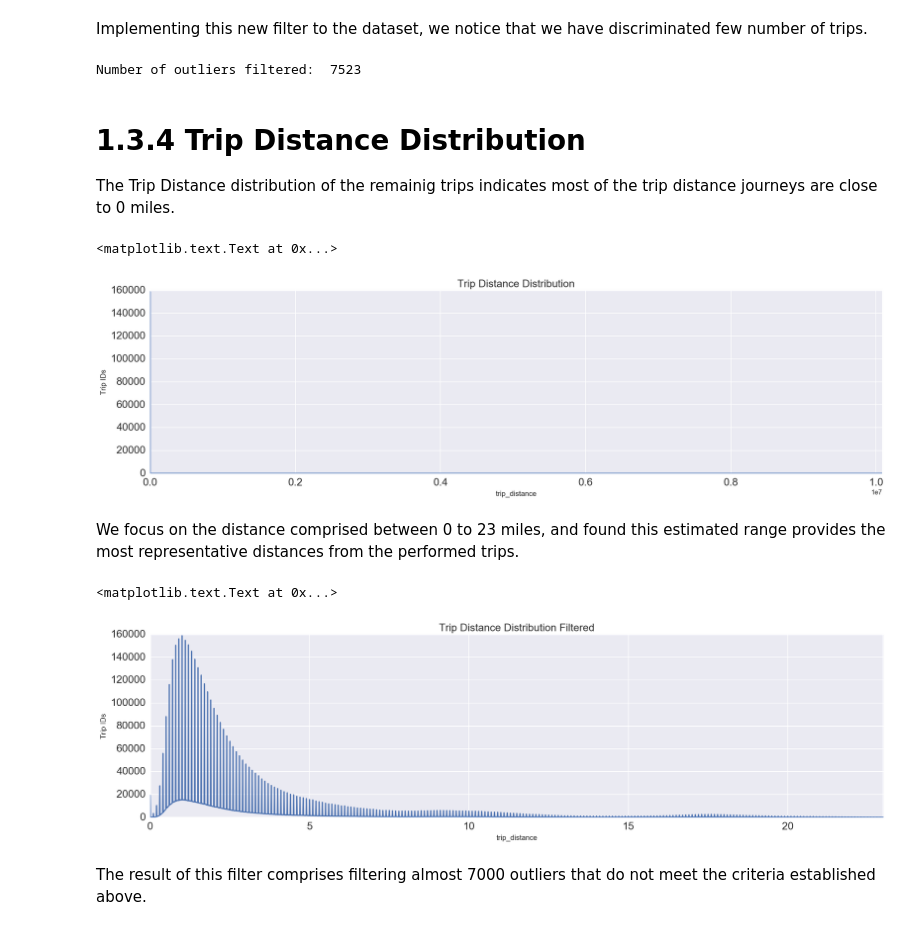
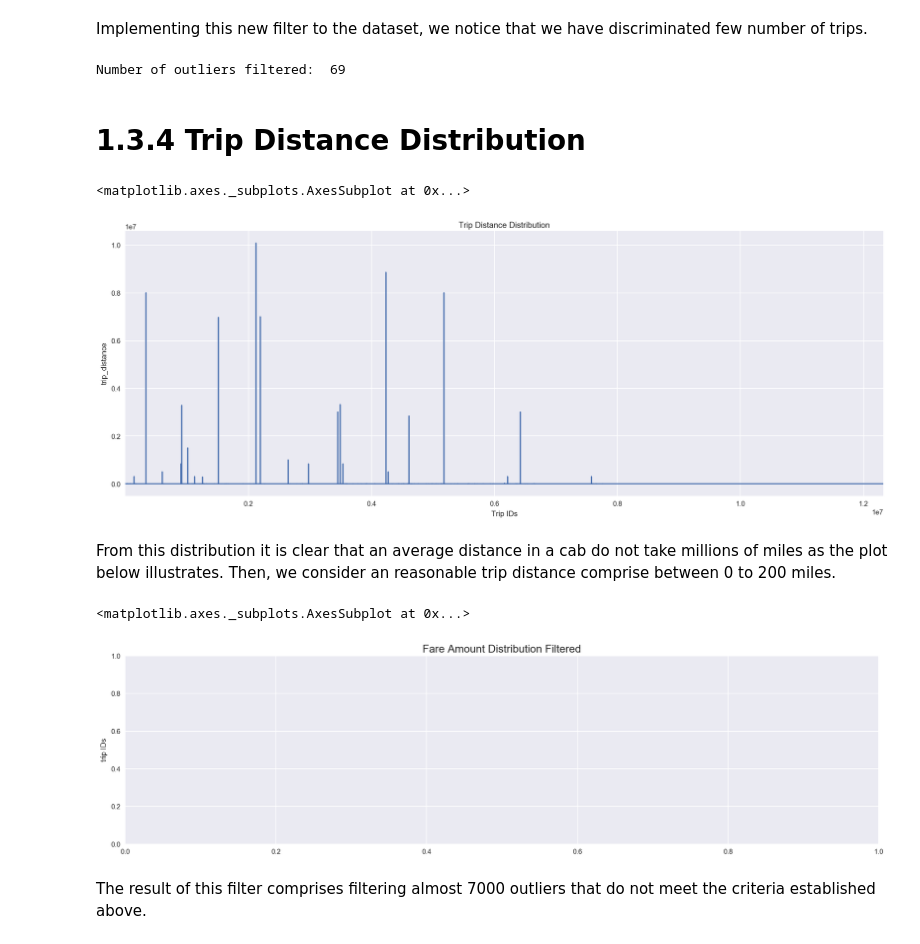
Before and after one commit to Riccocez/NYC-Taxi-Tips, a Jupyter notebook: 1. Analysis & Planning Stage.ipynb, the cells around one changed output. Drawn from its saved outputs; the diff is of its cells as text; code cells hidden in the pictures.

```diff
--- a/1. Analysis & Planning Stage.ipynb
+++ b/1. Analysis & Planning Stage.ipynb
@@ -139,5 +139,14 @@ We compare the tip_amount with the fare_amount and the toll_amount before defini
 # %%
-axes_tip = raw_data.groupby(['tip_amount']).size().plot(kind='line', figsize=(20,5), fontsize = 16)
-axes_tip.set_title('Tip Amount Distribution', fontsize = 16)
-axes_tip.set_ylabel('Trip IDs')
+#axes_tip = raw_data.groupby(['tip_amount']).size().plot(kind='line', figsize=(20,5), fontsize = 16)
+#axes_tip.set_title('Tip Amount Distribution', fontsize = 16)
+#axes_tip.set_ylabel('Trip IDs')
+
+filtered_data = raw_data.loc[(raw_data.tip_amount > 0 ) & (raw_data.tip_amount <= 200)]
+tip_filtered = filtered_data['tip_amount']
+
+plt.figure(figsize = (20,7))
+plt.ylabel('tip_amount')
+plt.title('Tip Amount Distribution Filtered', fontsize = 16)
+plt.ylabel('trip IDs')
+tip_filtered.plot()
 # %% [output]
@@ -150,5 +154,0 @@ ONLY in the plot below, we exclude the trips with no tip ( \$0 ) to have a bette
-# %%
-filtered_data = raw_data.loc[(raw_data.tip_amount > 0 ) & (raw_data.tip_amount <= 30)]
-zoom_axes_tip = filtered_data.groupby(['tip_amount'] ).size().plot(kind='line', figsize=(20,5), fontsize = 16)
-zoom_axes_tip.set_title('Tip Amount Distribution Filtered', fontsize = 16)
-zoom_axes_tip.set_ylabel('Trip IDs')
@@ -187,0 +190,2 @@ zoom_axes_fare.set_ylabel('Trip IDs')
+# %%
+fare_filtered_data = filtered_data.loc[(filtered_data.fare_amount >= 0 ) & (filtered_data.fare_amount <= 300)]
@@ -188,30 +204,46 @@ zoom_axes_fare.set_ylabel('Trip IDs')
 # %% [markdown]
 Implementing this new filter to the dataset, we notice that we have discriminated few number of trips.
 # %%
-print 'Number of outliers filtered: ', len(filtered_data) - len(fare_filter_data)
+print 'Number of outliers filtered: ', len(filtered_data) - len(fare_filtered_data)
 # %% [output]
-Number of outliers filtered:  7523
+Number of outliers filtered:  69
-# %% [markdown]
-# 1.3.4 Trip Distance Distribution
-
-The Trip Distance distribution of the remainig trips indicates most of the trip distance journeys are close to 0 miles.
+# %% [markdown]
+# 1.3.4 Trip Distance Distribution
 # %%
-axes_trip_d = fare_filter_data.groupby(['trip_distance'] ).size().plot(kind='line', figsize=(20,5), fontsize = 16)
-axes_trip_d.set_title('Trip Distance Distribution', fontsize = 16)
-axes_trip_d.set_ylabel('Trip IDs')
+trip_distances = fare_filtered_data['trip_distance']
+
+plt.figure(figsize = (20,7))
+plt.ylabel('trip_distance')
+plt.title('Trip Distance Distribution')
+plt.xlabel('Trip IDs')
+
+trip_distances.plot()
+
+
+#axes_trip_d = fare_filter_data.groupby(['trip_distance'] ).size().plot(kind='line', figsize=(20,5), fontsize = 16)
+#axes_trip_d.set_title('Trip Distance Distribution', fontsize = 16)
+#axes_trip_d.set_ylabel('Trip IDs')
 # %% [output]
-<matplotlib.text.Text at 0x...>
+<matplotlib.axes._subplots.AxesSubplot at 0x...>
-[figure, old version]
+[figure, new version]
-# %% [markdown]
-We focus on the distance comprised between 0 to 23 miles, and found this estimated range provides the most representative distances from the performed trips.
+# %% [markdown]
+From this distribution it is clear that an average distance in a cab do not take millions of miles as the plot below illustrates. Then, we consider an reasonable trip distance comprise between 0 to 200 miles.
 # %%
-trip_d_data = fare_filter_data.loc[(fare_filter_data.trip_distance >= 0 ) & (fare_filter_data.trip_distance <= 23)]
-zoom_axes_trip_d = trip_d_data.groupby(['trip_distance'] ).size().plot(kind='line', figsize=(20,5), fontsize = 16)
-zoom_axes_trip_d.set_title('Trip Distance Distribution Filtered', fontsize = 16)
-zoom_axes_trip_d.set_ylabel('Trip IDs')
+trip_filtered_data = fare_filtered_data.loc[(fare_filtered_data.trip_distance >= 0 ) & (fare_filtered_data.trip_distance <= 200)]
+trip_filtered = trip_filtered_data['trip_distance']
+
+plt.figure(figsize = (20,5))
+plt.ylabel('fare_amount')
+plt.title('Fare Amount Distribution Filtered', fontsize = 16)
+plt.ylabel('trip IDs')
+trip_filtered_data.plot()
+
+#zoom_axes_trip_d = trip_d_data.groupby(['trip_distance'] ).size().plot(kind='line', figsize=(20,5), fontsize = 16)
+#zoom_axes_trip_d.set_title('Trip Distance Distribution Filtered', fontsize = 16)
+#zoom_axes_trip_d.set_ylabel('Trip IDs')
 # %% [output]
-<matplotlib.text.Text at 0x...>
+<matplotlib.axes._subplots.AxesSubplot at 0x...>
-[figure, old version]
+[figure, new version]
 # %% [markdown]
 The result of this filter comprises filtering almost 7000 outliers that do not meet the criteria established above.
 # %%
```
Also changed, not shown: parts of 42 cells of this notebook, 1 other file.
